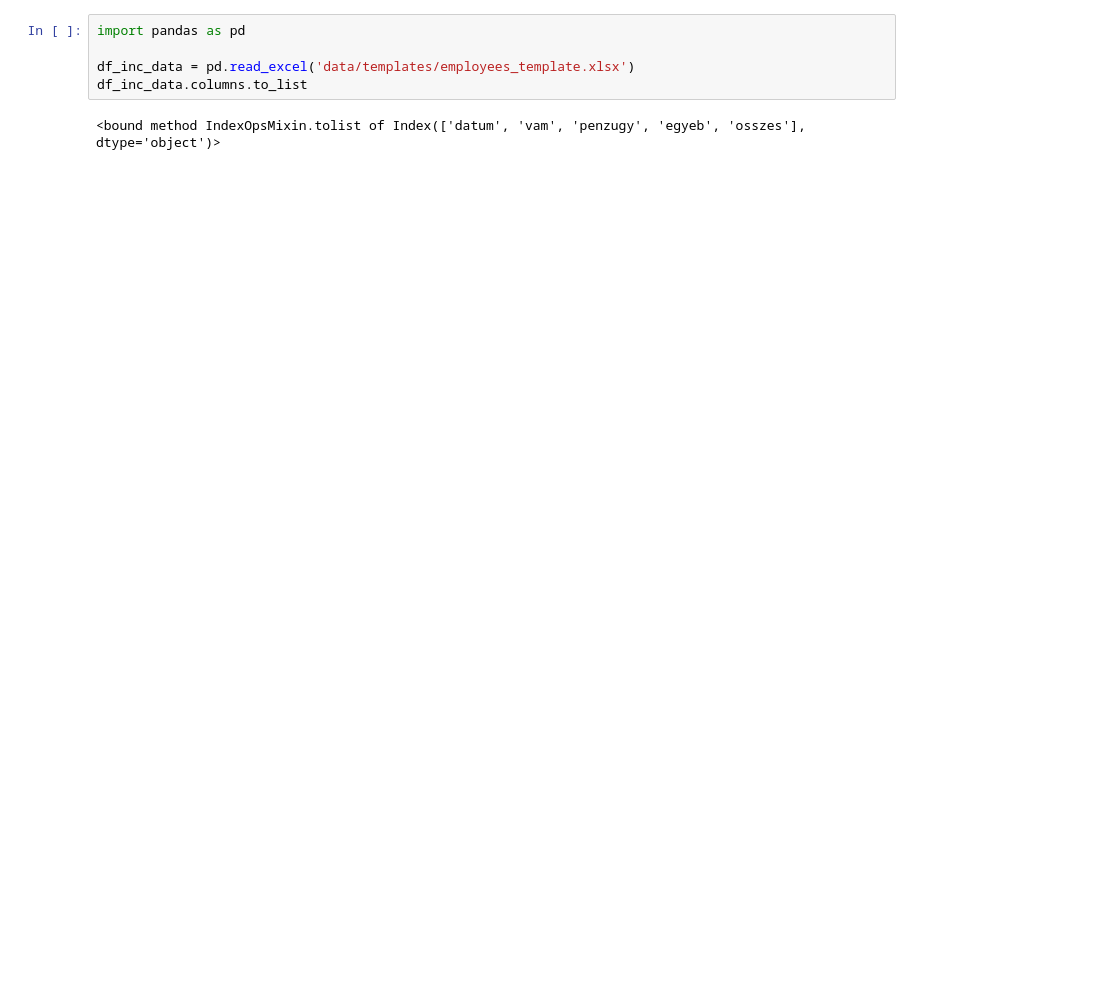
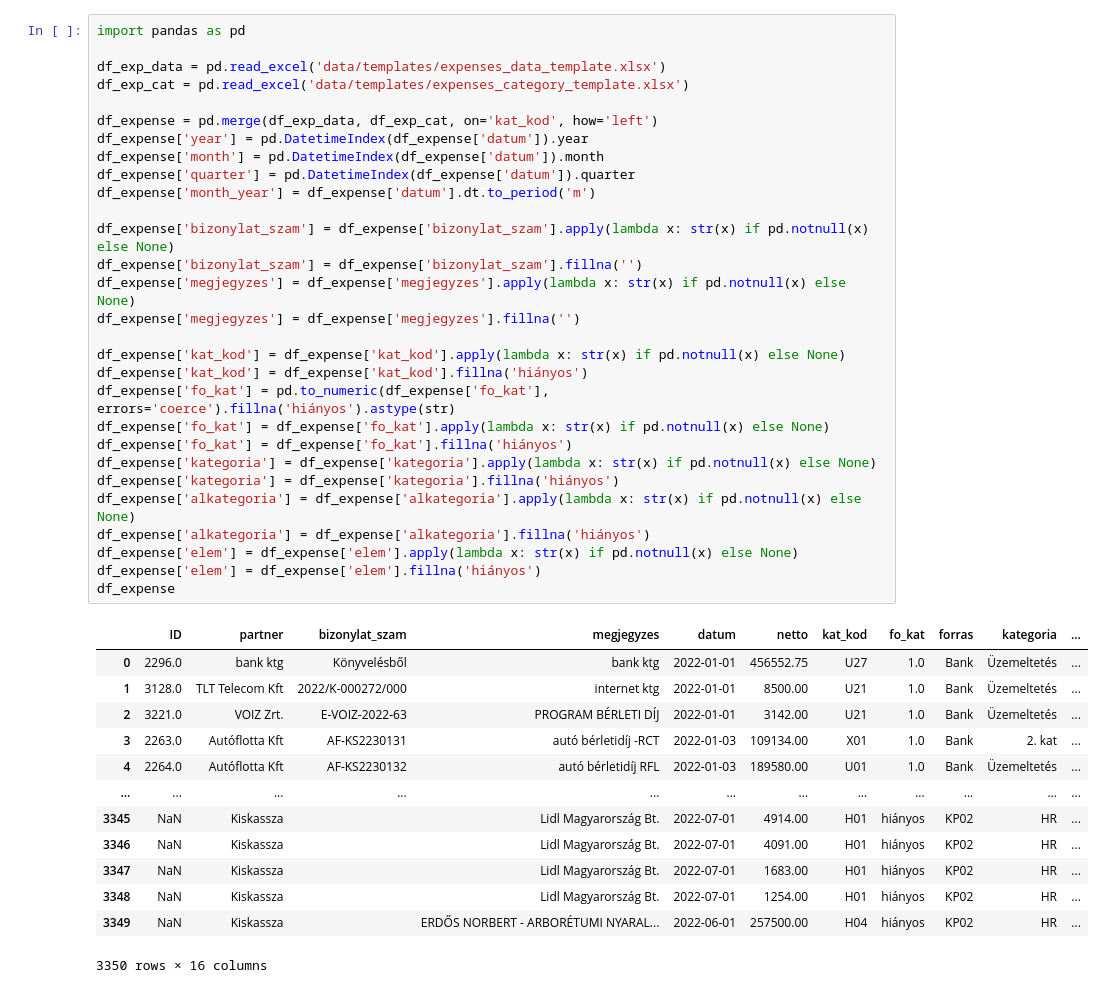
Before and after one commit to nofesmit/project-dragon, a Jupyter notebook: test.ipynb, the cells around one changed output. Drawn from its saved outputs; the diff is of its cells as text; blank space fills up the shorter version.

```diff
--- a/test.ipynb
+++ b/test.ipynb
@@ -120,7 +1,43 @@ dtype: object
-# %%
-import pandas as pd
-
-df_inc_data = pd.read_excel('data/templates/employees_template.xlsx')
-df_inc_data.columns.to_list
-# %% [output]
-<bound method IndexOpsMixin.tolist of Index(['datum', 'vam', 'penzugy', 'egyeb', 'osszes'], dtype='object')>
+# %%
+import pandas as pd
+
+df_exp_data = pd.read_excel('data/templates/expenses_data_template.xlsx')
+df_exp_cat = pd.read_excel('data/templates/expenses_category_template.xlsx')
+
+df_expense = pd.merge(df_exp_data, df_exp_cat, on='kat_kod', how='left')
+df_expense['year'] = pd.DatetimeIndex(df_expense['datum']).year
+df_expense['month'] = pd.DatetimeIndex(df_expense['datum']).month
+df_expense['quarter'] = pd.DatetimeIndex(df_expense['datum']).quarter
+df_expense['month_year'] = df_expense['datum'].dt.to_period('m')
+
+df_expense['bizonylat_szam'] = df_expense['bizonylat_szam'].apply(lambda x: str(x) if pd.notnull(x) else None)
+df_expense['bizonylat_szam'] = df_expense['bizonylat_szam'].fillna('')
+df_expense['megjegyzes'] = df_expense['megjegyzes'].apply(lambda x: str(x) if pd.notnull(x) else None)
+df_expense['megjegyzes'] = df_expense['megjegyzes'].fillna('')
+
+df_expense['kat_kod'] = df_expense['kat_kod'].apply(lambda x: str(x) if pd.notnull(x) else None)
+df_expense['kat_kod'] = df_expense['kat_kod'].fillna('hiányos')
+df_expense['fo_kat'] = pd.to_numeric(df_expense['fo_kat'], errors='coerce').fillna('hiányos').astype(str)
+df_expense['fo_kat'] = df_expense['fo_kat'].apply(lambda x: str(x) if pd.notnull(x) else None)
+df_expense['fo_kat'] = df_expense['fo_kat'].fillna('hiányos')
+df_expense['kategoria'] = df_expense['kategoria'].apply(lambda x: str(x) if pd.notnull(x) else None)
+df_expense['kategoria'] = df_expense['kategoria'].fillna('hiányos')
+df_expense['alkategoria'] = df_expense['alkategoria'].apply(lambda x: str(x) if pd.notnull(x) else None)
+df_expense['alkategoria'] = df_expense['alkategoria'].fillna('hiányos')
+df_expense['elem'] = df_expense['elem'].apply(lambda x: str(x) if pd.notnull(x) else None)
+df_expense['elem'] = df_expense['elem'].fillna('hiányos')
+df_expense
+# %% [output]
+|  | ID | partner | bizonylat_szam | megjegyzes | datum | netto | kat_kod | fo_kat | forras | kategoria | ... |
+| 0 | 2296.0 | bank ktg | Könyvelésből | bank ktg | 2022-01-01 | 456552.75 | U27 | 1.0 | Bank | Üzemeltetés | ... |
+| 1 | 3128.0 | TLT Telecom Kft | 2022/K-000272/000 | internet ktg | 2022-01-01 | 8500.00 | U21 | 1.0 | Bank | Üzemeltetés | ... |
+| 2 | 3221.0 | VOIZ Zrt. | E-VOIZ-2022-63 | PROGRAM BÉRLETI DÍJ | 2022-01-01 | 3142.00 | U21 | 1.0 | Bank | Üzemeltetés | ... |
+| 3 | 2263.0 | Autóflotta Kft | AF-KS2230131 | autó bérletidíj -RCT | 2022-01-03 | 109134.00 | X01 | 1.0 | Bank | 2. kat | ... |
+| 4 | 2264.0 | Autóflotta Kft | AF-KS2230132 | autó bérletidíj RFL | 2022-01-03 | 189580.00 | U01 | 1.0 | Bank | Üzemeltetés | ... |
+| ... | ... | ... | ... | ... | ... | ... | ... | ... | ... | ... | ... |
+| 3345 | NaN | Kiskassza |  | Lidl Magyarország Bt. | 2022-07-01 | 4914.00 | H01 | hiányos | KP02 | HR | ... |
+| 3346 | NaN | Kiskassza |  | Lidl Magyarország Bt. | 2022-07-01 | 4091.00 | H01 | hiányos | KP02 | HR | ... |
+| 3347 | NaN | Kiskassza |  | Lidl Magyarország Bt. | 2022-07-01 | 1683.00 | H01 | hiányos | KP02 | HR | ... |
+| 3348 | NaN | Kiskassza |  | Lidl Magyarország Bt. | 2022-07-01 | 1254.00 | H01 | hiányos | KP02 | HR | ... |
+| 3349 | NaN | Kiskassza |  | ERDŐS NORBERT - ARBORÉTUMI NYARAL... | 2022-06-01 | 257500.00 | H04 | hiányos | KP02 | HR | ... |
+3350 rows × 16 columns
```
Also changed, not shown: parts of 10 cells of this notebook, 6 other files.
